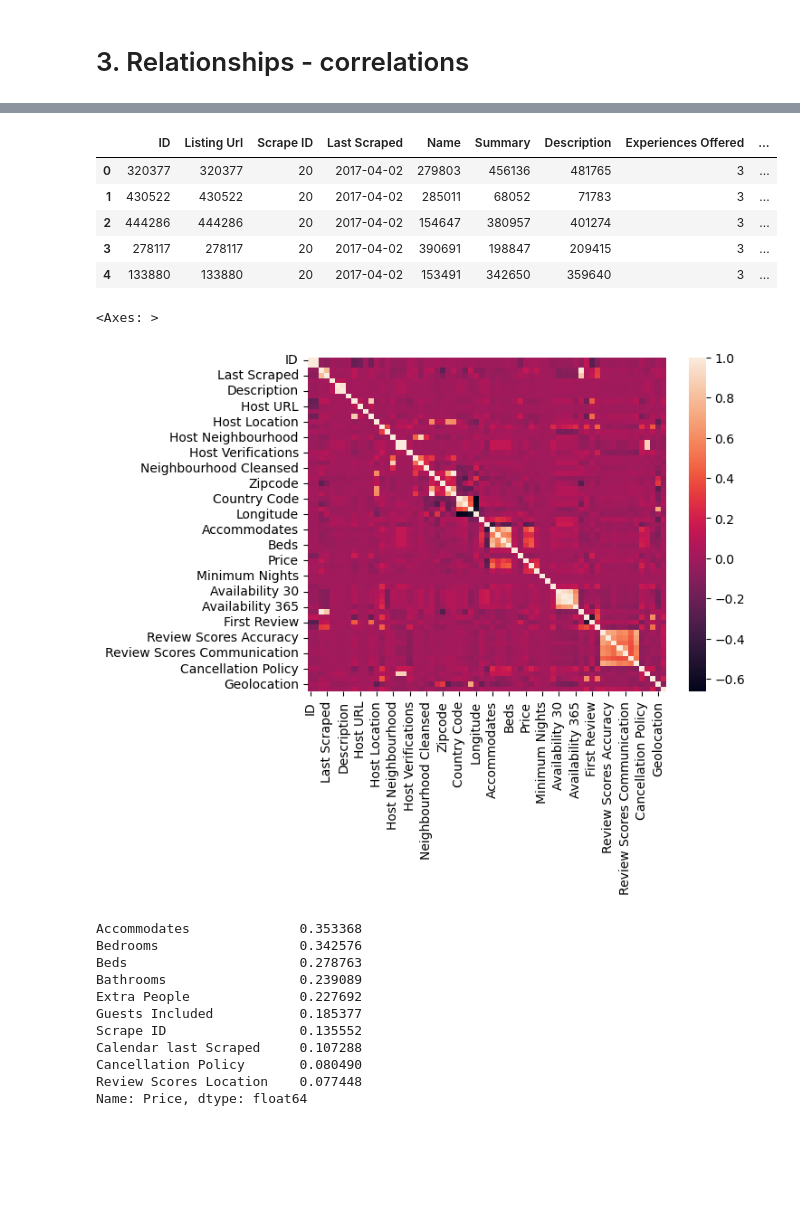
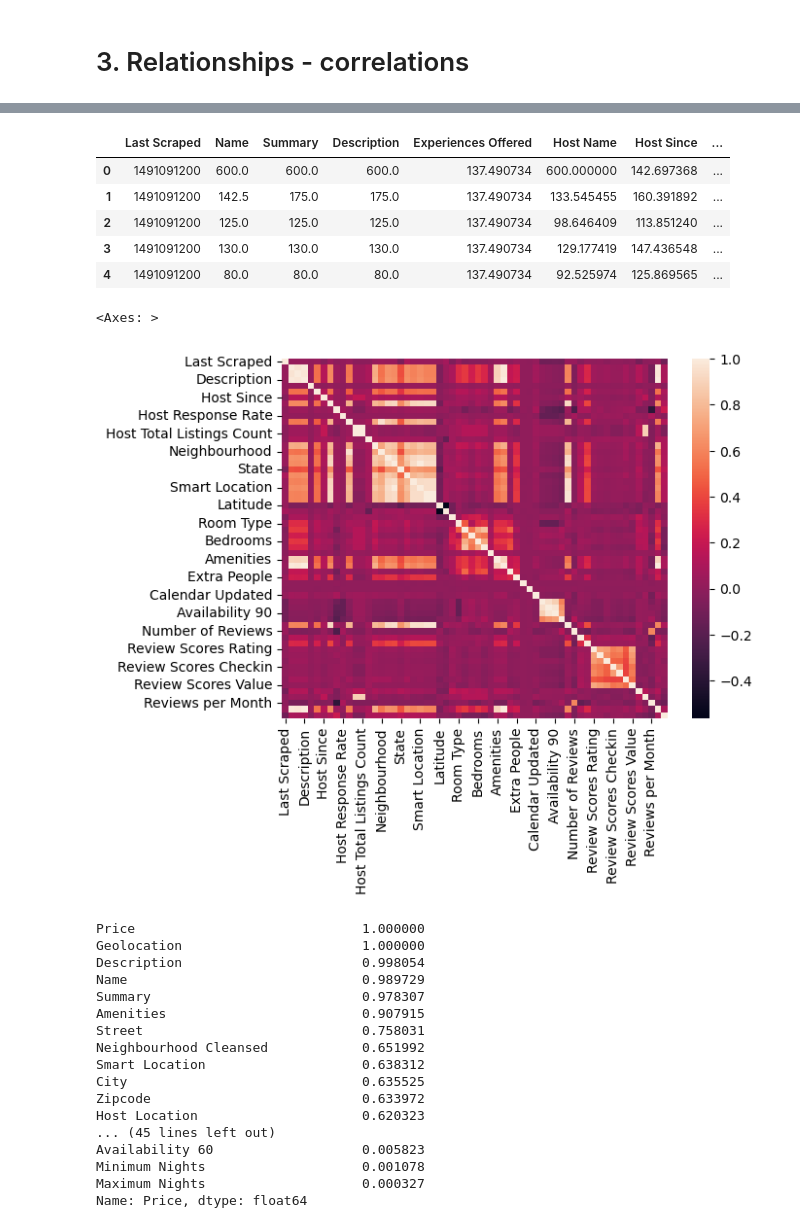
Before and after one commit to deerings/Capstone, a Jupyter notebook: Capstone Code.ipynb, the cells around one changed output, grey strips where cells are left out. Saved outputs shown, nothing was run; the diff lists cells and outputs as text; code cells hidden in the pictures; blank space fills up the shorter version.

Commit message:
Mean Target Encoding and Random Forest

```diff
--- a/Capstone Code.ipynb
+++ b/Capstone Code.ipynb
@@ -162,7 +162,8 @@ df.drop(columns=cols_to_drop, inplace=True)
 We'll drop these columns as well since they won't add any predictive power to our models.
 # %%
 df.drop(columns=['Thumbnail Url', 'Medium Url', 'Picture Url', 'XL Picture Url',
-                 'Host Thumbnail Url', 'Host Picture Url'], inplace=True)
+                 'Host Thumbnail Url', 'Host Picture Url', 'ID','Listing Url', 'Scrape ID', 'Host ID',
+                'Host URL'], inplace=True)
 # %% [markdown]
 #### 2. Data Imputation for columns with low to moderate missing values:
 We will deal with these columns by imputing median and modes, where appropriate.
@@ -561,43 +582,50 @@ The IQR method has detected many outliers across various variables in the datase
 # %%
-#Applying LabelEncoder to convert categorical columns to numerical
+#Applying Mean Target Encoding to encode categorical columns based on mean price
 categorical_cols = df.select_dtypes(include=['object']).columns
 df_le = df.copy()
 for col in categorical_cols:
     le = LabelEncoder()
-    #df_le[col] = le.fit_transform(df_le[col])
-    df_le[col] = df_le[col].astype('category').cat.codes
+    df_le[col] = df_le.groupby(col)['Price'].transform('mean')
+datetime_column = df.select_dtypes(include=['datetime64']).columns
+for col in datetime_column:
+    df_le[col] = df_le[col].astype('int64') // 10**9
 # %%
-#Few rows of data that LabelEncoder was applied to
 df_le.head()
 # %% [output]
-|  | ID | Listing Url | Scrape ID | Last Scraped | Name | Summary | Description | Experiences Offered | ... |
-| 0 | 320377 | 320377 | 20 | 2017-04-02 | 279803 | 456136 | 481765 | 3 | ... |
-| 1 | 430522 | 430522 | 20 | 2017-04-02 | 285011 | 68052 | 71783 | 3 | ... |
-| 2 | 444286 | 444286 | 20 | 2017-04-02 | 154647 | 380957 | 401274 | 3 | ... |
-| 3 | 278117 | 278117 | 20 | 2017-04-02 | 390691 | 198847 | 209415 | 3 | ... |
-| 4 | 133880 | 133880 | 20 | 2017-04-02 | 153491 | 342650 | 359640 | 3 | ... |
+|  | Last Scraped | Name | Summary | Description | Experiences Offered | Host Name | Host Since | ... |
+| 0 | 1491091200 | 600.0 | 600.0 | 600.0 | 137.490734 | 600.000000 | 142.697368 | ... |
+| 1 | 1491091200 | 142.5 | 175.0 | 175.0 | 137.490734 | 133.545455 | 160.391892 | ... |
+| 2 | 1491091200 | 125.0 | 125.0 | 125.0 | 137.490734 | 98.646409 | 113.851240 | ... |
+| 3 | 1491091200 | 130.0 | 130.0 | 130.0 | 137.490734 | 129.177419 | 147.436548 | ... |
+| 4 | 1491091200 | 80.0 | 80.0 | 80.0 | 137.490734 | 92.525974 | 125.869565 | ... |
 # %%
 #Heatmap of correlation matrix
-df_le_corr = df_le.corr()
-sns.heatmap(df_le_corr)
+corr_matrix = df_le.corr()
+sns.heatmap(corr_matrix)
 # %% [output]
 <Axes: >
-[figure, old version]
+[figure, new version]
 # %%
 #Correlations of other variables with Target Variable called Price
-price_corr = df_le.corr()['Price'].sort_values(ascending=False)[1:11]
+price_corr = corr_matrix['Price'].abs().sort_values(ascending=False)
 price_corr
 # %% [output]
-Accommodates              0.353368
-Bedrooms                  0.342576
-Beds                      0.278763
-Bathrooms                 0.239089
-Extra People              0.227692
-Guests Included           0.185377
-Scrape ID                 0.135552
-Calendar last Scraped     0.107288
-Cancellation Policy       0.080490
-Review Scores Location    0.077448
+Price                             1.000000
+Geolocation                       1.000000
+Description                       0.998054
+Name                              0.989729
+Summary                           0.978307
+Amenities                         0.907915
+Street                            0.758031
+Neighbourhood Cleansed            0.651992
+Smart Location                    0.638312
+City                              0.635525
+Zipcode                           0.633972
+Host Location                     0.620323
+... (45 lines left out)
+Availability 60                   0.005823
+Minimum Nights                    0.001078
+Maximum Nights                    0.000327
 Name: Price, dtype: float64
 # %%
 #Splitting data for Feature Importances
```
Also changed, not shown: parts of 11 cells of this notebook.
